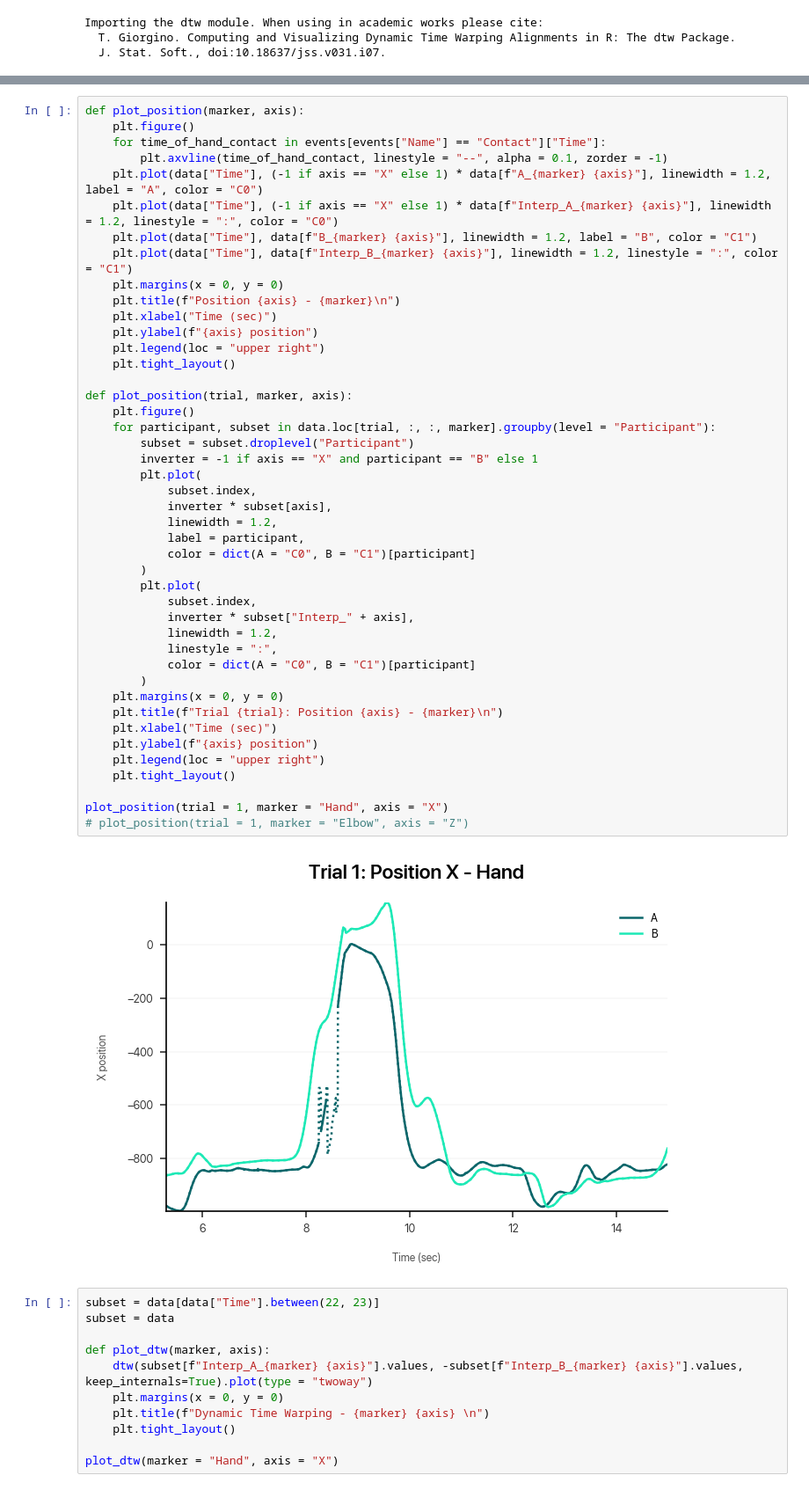
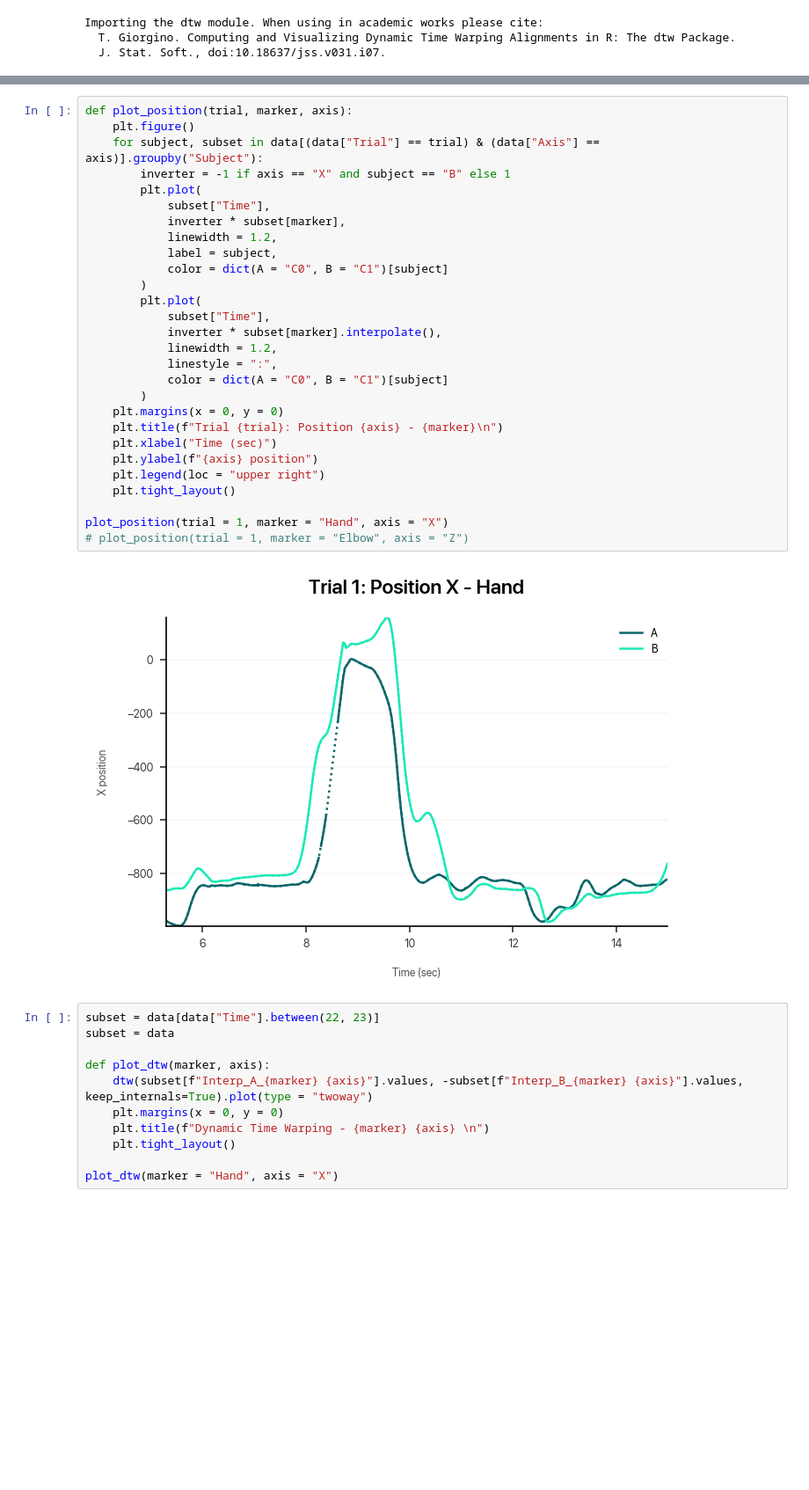
Before and after one commit to dlundgaard/dapup-mocap, a Jupyter notebook: analysis.ipynb, the cells around one changed output, grey strips where cells are left out. Shown at 88% size. Saved outputs shown, nothing was run; the diff lists cells and outputs as text; blank space fills up the shorter version.

```diff
--- a/analysis.ipynb
+++ b/analysis.ipynb
@@ -36,49 +66,33 @@ Importing the dtw module. When using in academic works please cite:
 # %%
-def plot_position(marker, axis):
-    plt.figure()
-    for time_of_hand_contact in events[events["Name"] == "Contact"]["Time"]:
-        plt.axvline(time_of_hand_contact, linestyle = "--", alpha = 0.1, zorder = -1)
-    plt.plot(data["Time"], (-1 if axis == "X" else 1) * data[f"A_{marker} {axis}"], linewidth = 1.2, label = "A", color = "C0")
-    plt.plot(data["Time"], (-1 if axis == "X" else 1) * data[f"Interp_A_{marker} {axis}"], linewidth = 1.2, linestyle = ":", color = "C0")
-    plt.plot(data["Time"], data[f"B_{marker} {axis}"], linewidth = 1.2, label = "B", color = "C1")
-    plt.plot(data["Time"], data[f"Interp_B_{marker} {axis}"], linewidth = 1.2, linestyle = ":", color = "C1")
-    plt.margins(x = 0, y = 0)
-    plt.title(f"Position {axis} - {marker}\n")
-    plt.xlabel("Time (sec)")
-    plt.ylabel(f"{axis} position")
-    plt.legend(loc = "upper right")
-    plt.tight_layout()
-
 def plot_position(trial, marker, axis):
     plt.figure()
-    for participant, subset in data.loc[trial, :, :, marker].groupby(level = "Participant"):
-        subset = subset.droplevel("Participant")
-        inverter = -1 if axis == "X" and participant == "B" else 1
+    for subject, subset in data[(data["Trial"] == trial) & (data["Axis"] == axis)].groupby("Subject"):
+        inverter = -1 if axis == "X" and subject == "B" else 1
         plt.plot(
-            subset.index,
-            inverter * subset[axis],
+            subset["Time"],
+            inverter * subset[marker],
             linewidth = 1.2,
-            label = participant,
-            color = dict(A = "C0", B = "C1")[participant]
+            label = subject,
+            color = dict(A = "C0", B = "C1")[subject]
         )
         plt.plot(
-            subset.index,
-            inverter * subset["Interp_" + axis],
+            subset["Time"],
+            inverter * subset[marker].interpolate(),
             linewidth = 1.2,
             linestyle = ":",
-            color = dict(A = "C0", B = "C1")[participant]
+            color = dict(A = "C0", B = "C1")[subject]
         )
     plt.margins(x = 0, y = 0)
     plt.title(f"Trial {trial}: Position {axis} - {marker}\n")
     plt.xlabel("Time (sec)")
     plt.ylabel(f"{axis} position")
     plt.legend(loc = "upper right")
     plt.tight_layout()
 
 plot_position(trial = 1, marker = "Hand", axis = "X")
 # plot_position(trial = 1, marker = "Elbow", axis = "Z")
 # %% [output]
-[figure, old version]
+[figure, new version]
 # %%
 subset = data[data["Time"].between(22, 23)]
 subset = data
```
Also changed, not shown: parts of 2 cells of this notebook.
